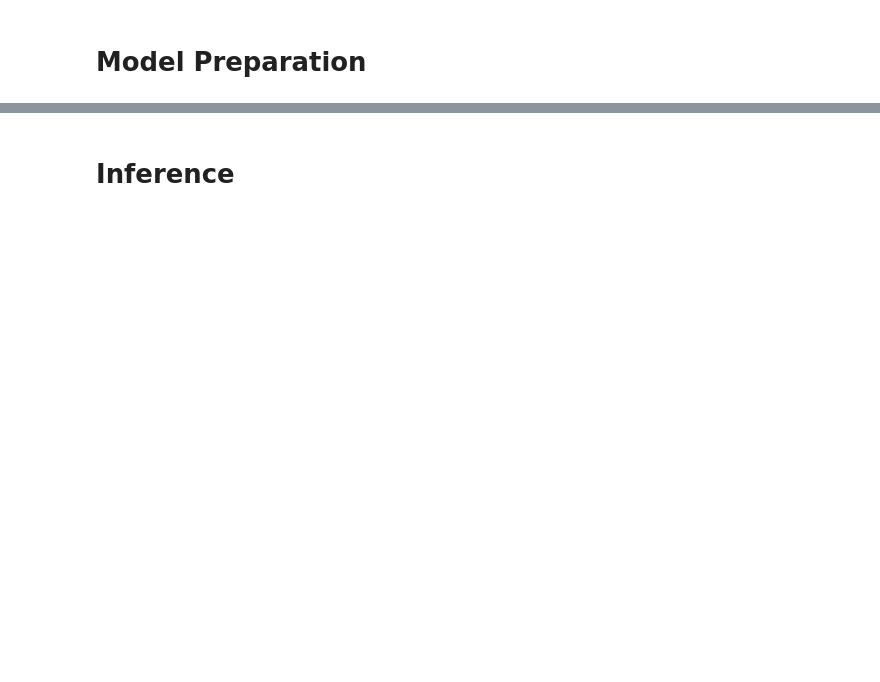
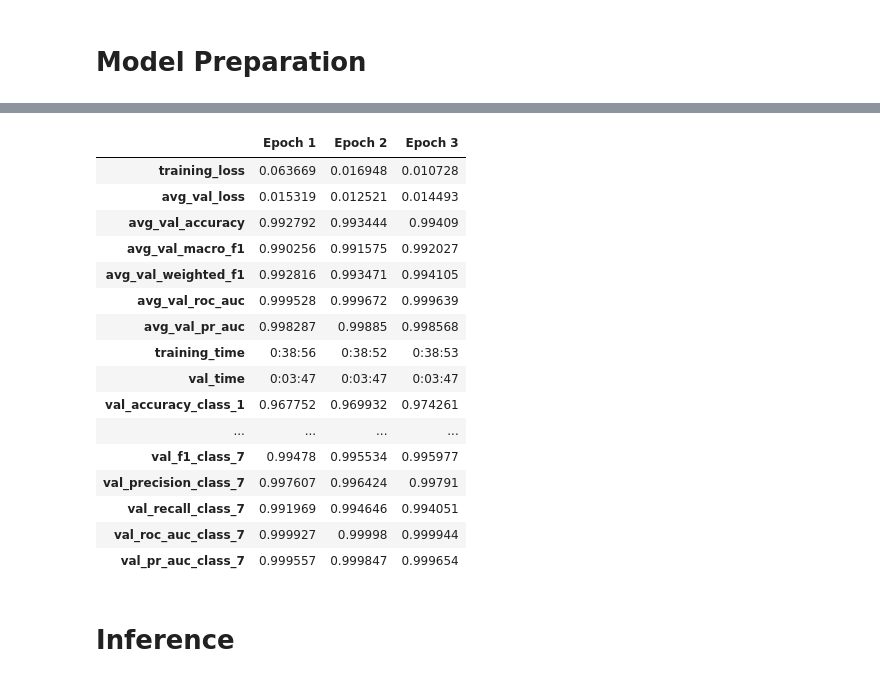
Before and after one commit to datascisteven/Detecting-Bias-and-Toxicity-in-LLM-Chatbots, a Jupyter notebook: Greenflash_Bias_Multi_Class_Model.ipynb, the cells around one changed output, grey strips where cells are left out. Cells and saved outputs as stored; diff of their text form; code cells hidden in the pictures; blank space fills up the shorter version.

```diff
--- a/Greenflash_Bias_Multi_Class_Model.ipynb
+++ b/Greenflash_Bias_Multi_Class_Model.ipynb
@@ -289,0 +386,5 @@ dtype: int64
+# %%
+bias_data = bias_df.loc[bias_df.bias_type.isin(['ability', 'body_type', 'gender', 'race', 'nationality', 'profession'])]
+bias_data = bias_data.drop(columns=['religion', 'socioeconomic', 'sexual_orientation', 'age'])
+bias_data = bias_data.reset_index(drop=True)
+bias_data.head()
@@ -367,7 +542,7 @@ class MultiTaskClassifier(nn.Module):
         return x
 
 
-model = MultiTaskClassifier(100, 11).to(device)
+model = MultiTaskClassifier(100, 7).to(device)
 optimizer = AdamW(model.parameters(), lr=2e-5, eps=1e-8)
 criterion = nn.BCELoss()
 # %% [markdown]
@@ -545,2 +737,45 @@ Total training took 9:41:45 (h:mm:ss)
+# %%
+stats_path = '/content/bias_multi_class_training_stats_pickle'
+stats = pd.read_pickle(stats_path)
+
+# Function to collapse groups of 8 columns into one column
+def collapse_group(group):
+    # Remove NaNs and return the first non-null value in each row for the group
+    return group.apply(lambda x: x.dropna().iloc[0] if not x.dropna().empty else np.nan, axis=1)
+
+# Initialize an empty list to hold the collapsed columns
+collapsed_columns = []
+
+# Iterate over the DataFrame in chunks of 8 columns
+for i in range(0, stats.shape[1], 8):
+    group = stats.iloc[:, i:i+8]  # Select a group of 8 columns
+    collapsed_columns.append(collapse_group(group))  # Collapse the group
+
+# Concatenate the collapsed columns back into a DataFrame
+df = pd.concat(collapsed_columns, axis=1)
+
+# Rename the collapsed columns for clarity
+df.columns = ["Epoch 1", "Epoch 2", "Epoch 3"]
+
+# Display the collapsed DataFrame
+stats_df = pd.concat([df.iloc[-9:, :], df.iloc[:-10, :]], axis=0)
+# %% [output]
+|  | Epoch 1 | Epoch 2 | Epoch 3 |
+| training_loss | 0.063669 | 0.016948 | 0.010728 |
+| avg_val_loss | 0.015319 | 0.012521 | 0.014493 |
+| avg_val_accuracy | 0.992792 | 0.993444 | 0.99409 |
+| avg_val_macro_f1 | 0.990256 | 0.991575 | 0.992027 |
+| avg_val_weighted_f1 | 0.992816 | 0.993471 | 0.994105 |
+| avg_val_roc_auc | 0.999528 | 0.999672 | 0.999639 |
+| avg_val_pr_auc | 0.998287 | 0.99885 | 0.998568 |
+| training_time | 0:38:56 | 0:38:52 | 0:38:53 |
+| val_time | 0:03:47 | 0:03:47 | 0:03:47 |
+| val_accuracy_class_1 | 0.967752 | 0.969932 | 0.974261 |
+| ... | ... | ... | ... |
+| val_f1_class_7 | 0.99478 | 0.995534 | 0.995977 |
+| val_precision_class_7 | 0.997607 | 0.996424 | 0.99791 |
+| val_recall_class_7 | 0.991969 | 0.994646 | 0.994051 |
+| val_roc_auc_class_7 | 0.999927 | 0.99998 | 0.999944 |
+| val_pr_auc_class_7 | 0.999557 | 0.999847 | 0.999654 |
 # %% [markdown]
 # Inference
```
Also changed, not shown: parts of 48 cells of this notebook.
